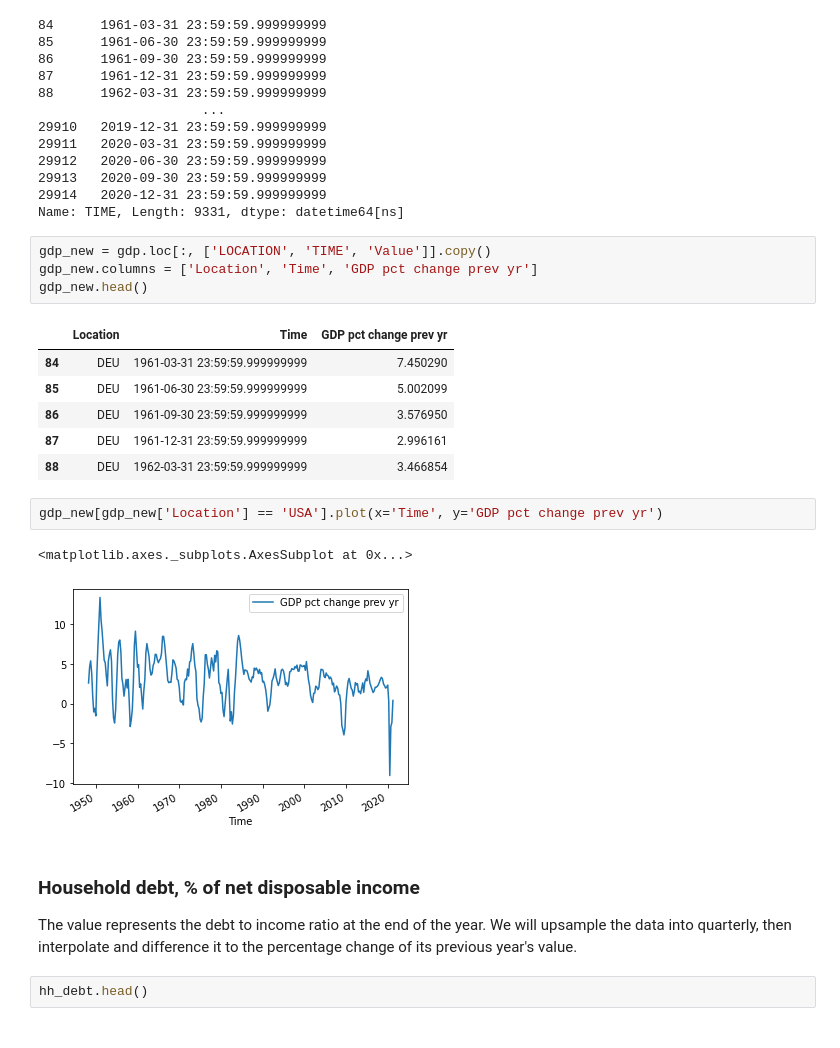
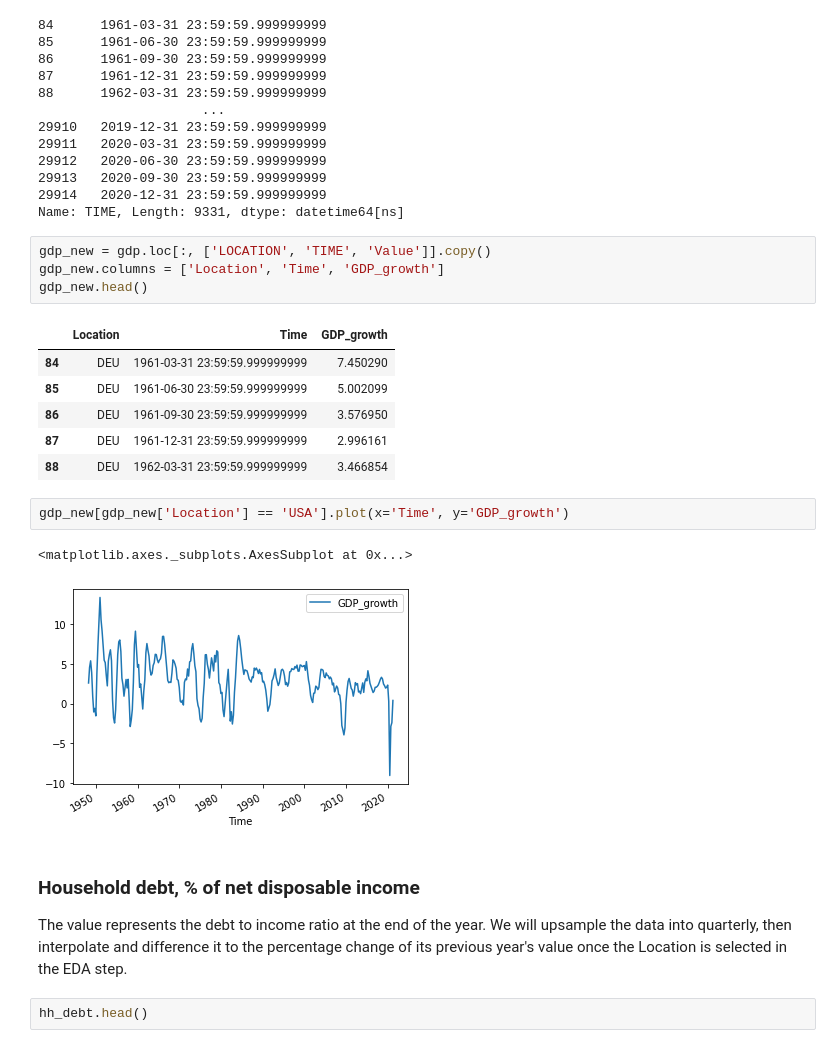
Before and after one commit to hoytlui/GDP-Growth-Forecast-Multivariate-Time-Series-Analysis, a Jupyter notebook: 2_data_wrangling.ipynb, the cells around one changed output. Drawn from its saved outputs; the diff is of its cells as text.

```diff
--- a/2_data_wrangling.ipynb
+++ b/2_data_wrangling.ipynb
@@ -74,23 +74,23 @@ print(gdp['TIME'])
 Name: TIME, Length: 9331, dtype: datetime64[ns]
 # %%
 gdp_new = gdp.loc[:, ['LOCATION', 'TIME', 'Value']].copy()
-gdp_new.columns = ['Location', 'Time', 'GDP pct change prev yr']
+gdp_new.columns = ['Location', 'Time', 'GDP_growth']
 gdp_new.head()
 # %% [output]
-|  | Location | Time | GDP pct change prev yr |
+|  | Location | Time | GDP_growth |
 | 84 | DEU | 1961-03-31 23:59:59.999999999 | 7.450290 |
 | 85 | DEU | 1961-06-30 23:59:59.999999999 | 5.002099 |
 | 86 | DEU | 1961-09-30 23:59:59.999999999 | 3.576950 |
 | 87 | DEU | 1961-12-31 23:59:59.999999999 | 2.996161 |
 | 88 | DEU | 1962-03-31 23:59:59.999999999 | 3.466854 |
 # %%
-gdp_new[gdp_new['Location'] == 'USA'].plot(x='Time', y='GDP pct change prev yr')
+gdp_new[gdp_new['Location'] == 'USA'].plot(x='Time', y='GDP_growth')
 # %% [output]
 <matplotlib.axes._subplots.AxesSubplot at 0x...>
-[figure, old version]
+[figure, new version]
 # %% [markdown]
 ### Household debt, % of net disposable income
-The value represents the debt to income ratio at the end of the year. We will upsample the data into quarterly, then interpolate and difference it to the percentage change of its previous year's value.
+The value represents the debt to income ratio at the end of the year. We will upsample the data into quarterly, then interpolate and difference it to the percentage change of its previous year's value once the Location is selected in the EDA step.
 # %%
 hh_debt.head()
 # %% [output]
```
Also changed, not shown: parts of 48 cells of this notebook.
